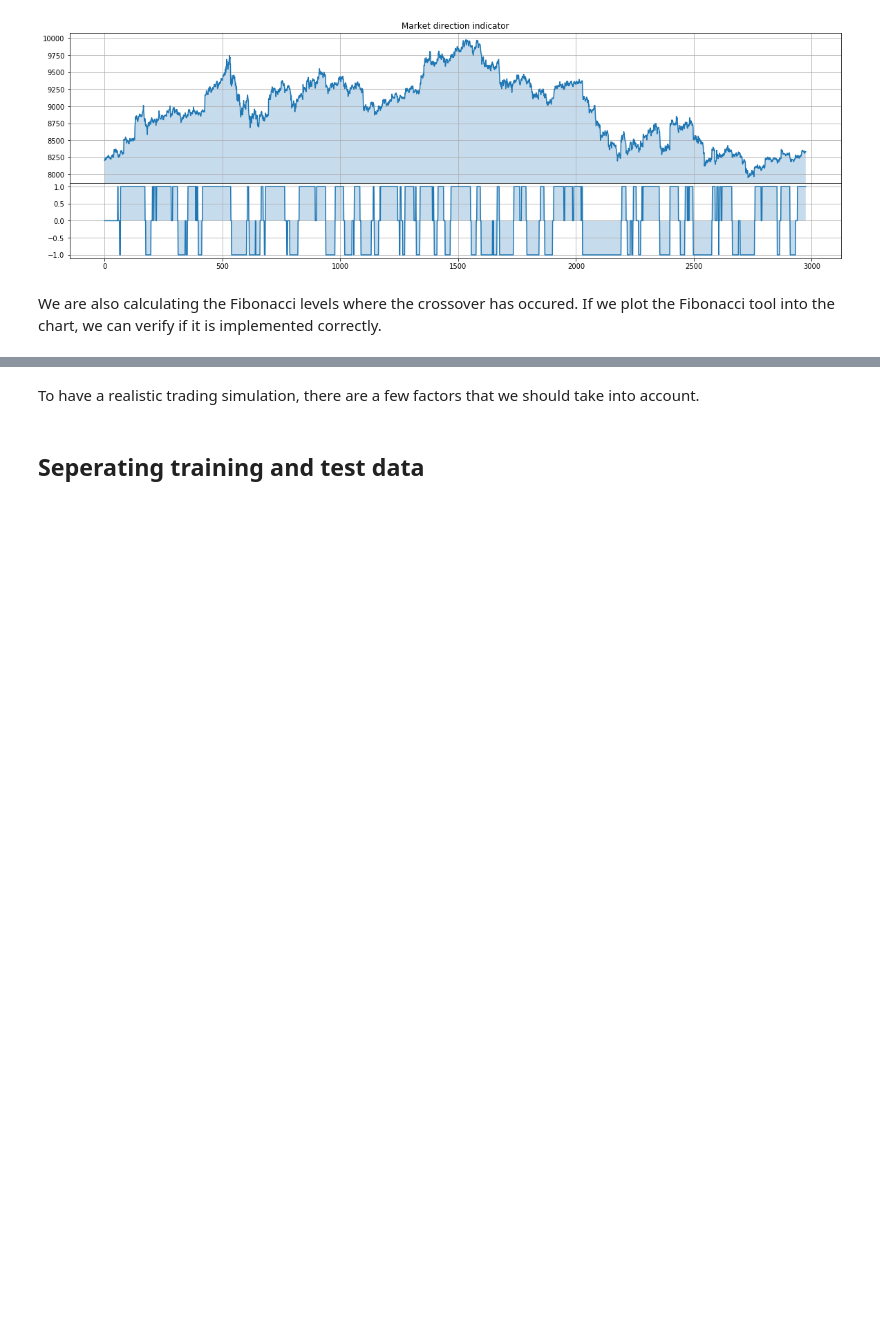
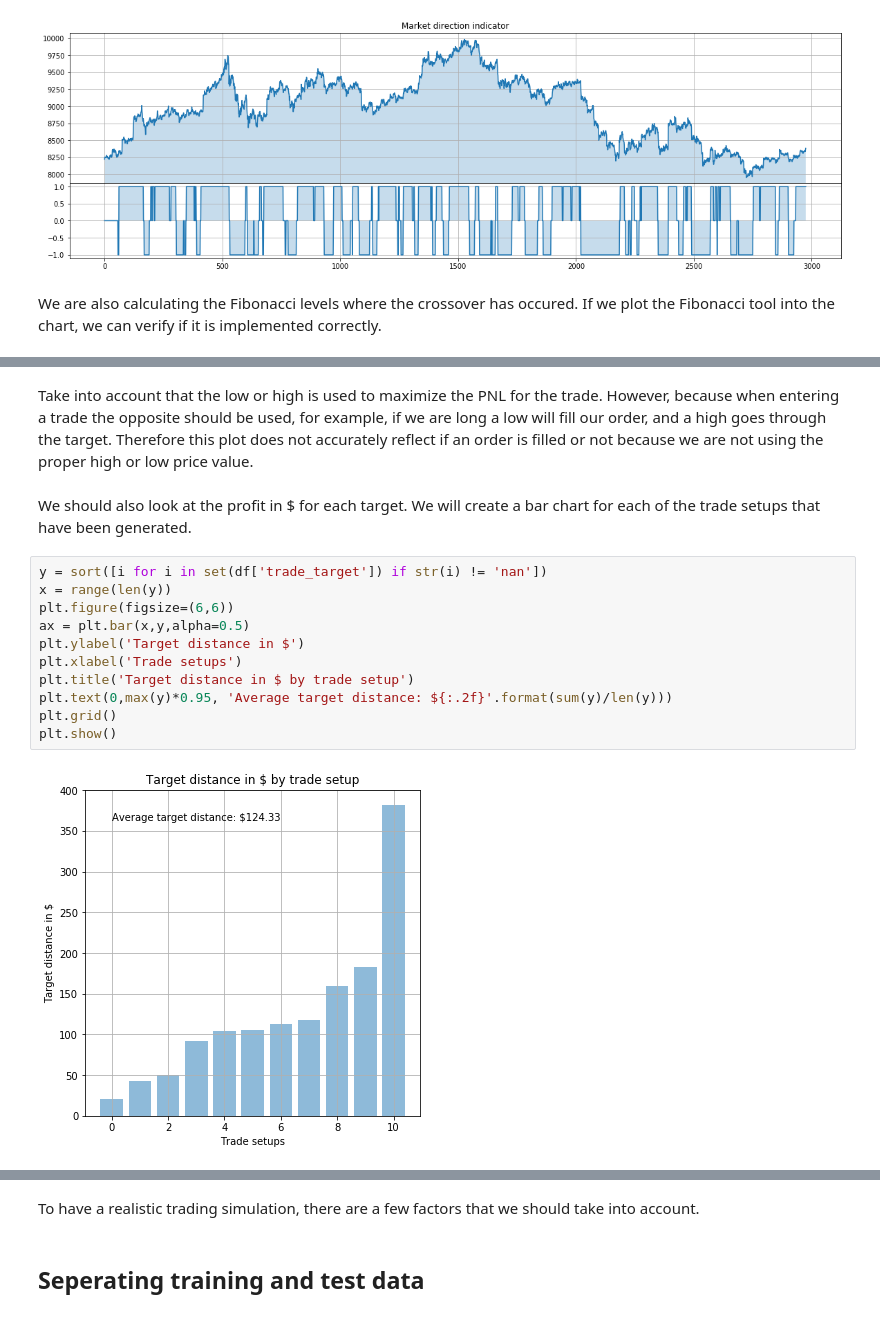
Before and after one commit to darkeclipz/jupyter-notebooks, a Jupyter notebook: Crypto/Strategy Backtesting/Strategy Backtesting Framework.ipynb, the cells around one changed output, grey strips where cells are left out. Saved outputs shown, nothing was run; the diff lists cells and outputs as text; blank space fills up the shorter version.

```diff
--- a/Crypto/Strategy Backtesting/Strategy Backtesting Framework.ipynb
+++ b/Crypto/Strategy Backtesting/Strategy Backtesting Framework.ipynb
@@ -308,0 +365,17 @@ plt.grid()
+# %% [markdown]
+Take into account that the low or high is used to maximize the PNL for the trade. However, because when entering a trade the opposite should be used, for example, if we are long a low will fill our order, and a high goes through the target. Therefore this plot does not accurately reflect if an order is filled or not because we are not using the proper high or low price value.
+# %% [markdown]
+We should also look at the profit in $ for each target. We will create a bar chart for each of the trade setups that have been generated.
+# %%
+y = sort([i for i in set(df['trade_target']) if str(i) != 'nan'])
+x = range(len(y))
+plt.figure(figsize=(6,6))
+ax = plt.bar(x,y,alpha=0.5)
+plt.ylabel('Target distance in $')
+plt.xlabel('Trade setups')
+plt.title('Target distance in $ by trade setup')
+plt.text(0,max(y)*0.95, 'Average target distance: ${:.2f}'.format(sum(y)/len(y)))
+plt.grid()
+plt.show()
+# %% [output]
+[figure, added]
```
Also changed, not shown: parts of 38 cells of this notebook.
